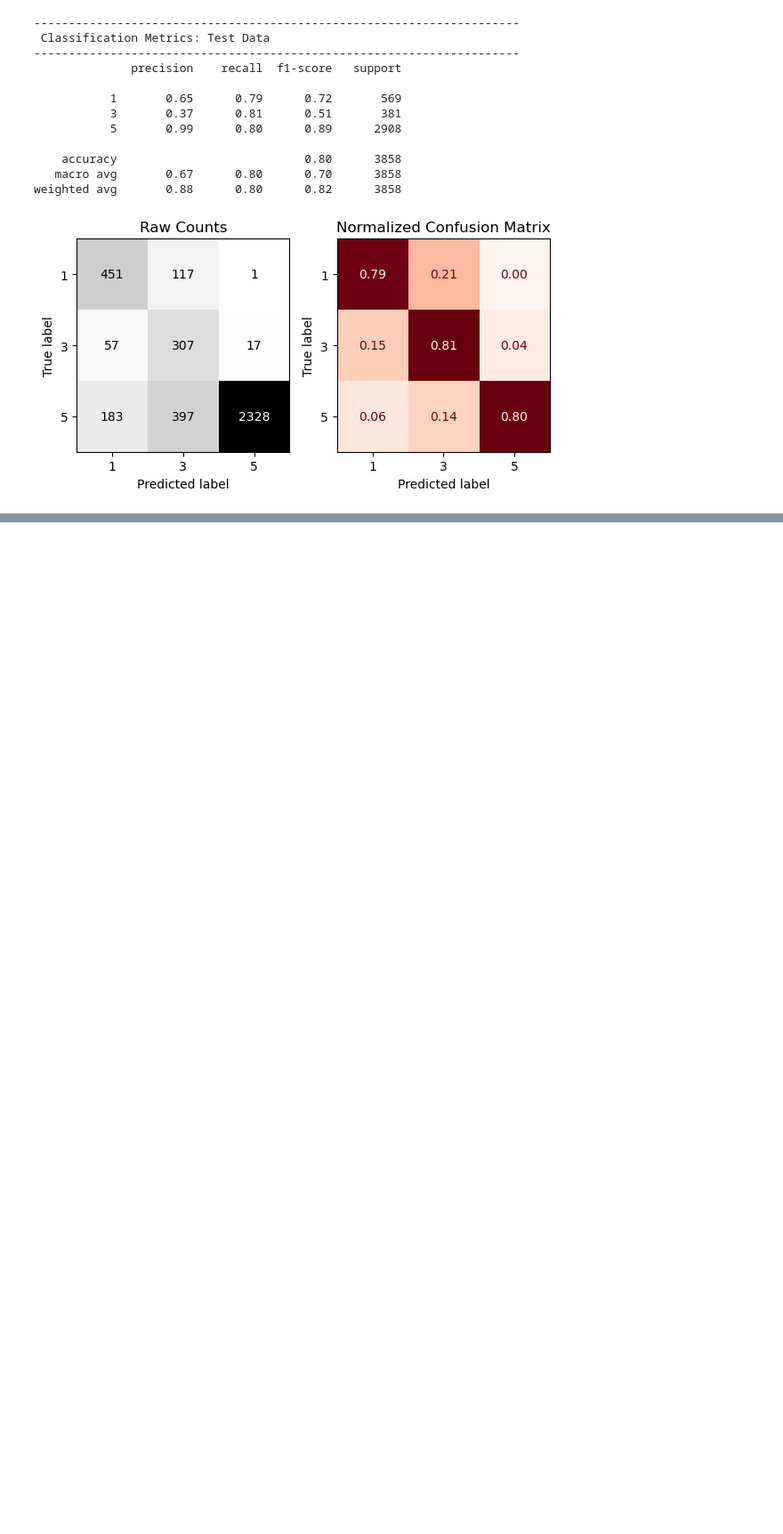
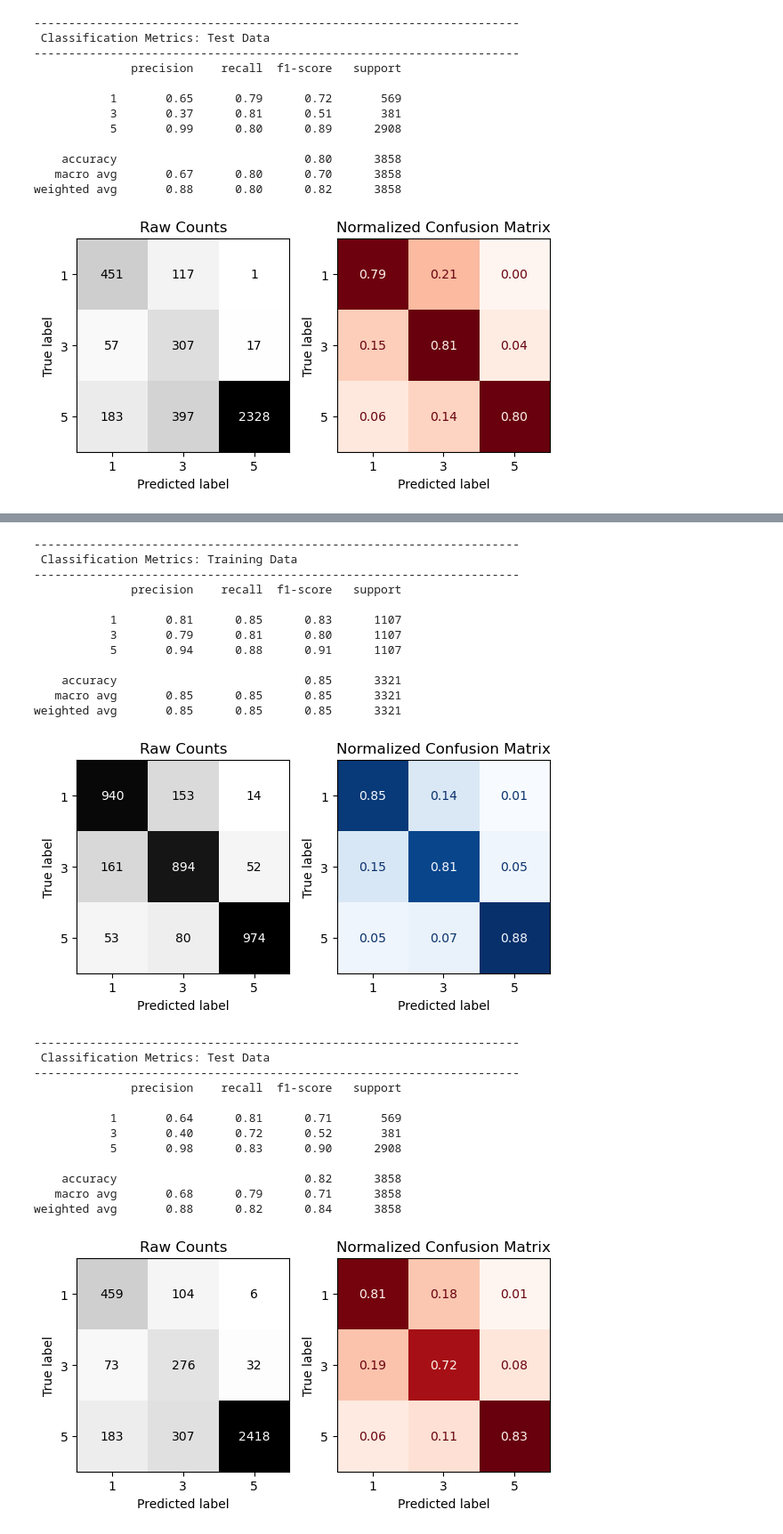
Before and after one commit to Rovidicus/Natural-Language-Processing, a Jupyter notebook: Text_Classification_w_Sklearn.ipynb, the cells around one changed output, grey strips where cells are left out. Shown at 89% size. Drawn from its saved outputs; the diff is of its cells as text; code cells hidden in the pictures; blank space fills up the shorter version.

```diff
--- a/Text_Classification_w_Sklearn.ipynb
+++ b/Text_Classification_w_Sklearn.ipynb
@@ -485,0 +556,32 @@ weighted avg       0.88      0.80      0.82      3858
+# %%
+# Define params to try for both vectorizers
+param_grid_shared = {
+    "vectorizer__max_df": [0.7, 0.8, 0.9],
+    'vectorizer__min_df': [ 2, 3, 4 ],
+    "vectorizer__max_features": [None, 1000, 2000],
+    "vectorizer__stop_words": [None,'english']
+}
+
+# Setting params for the count vectorizer
+param_grid_count = {
+    'vectorizer':[CountVectorizer()],
+    **param_grid_shared
+}
+
+
+# Setting params for tfidf vectorizer
+param_grid_tfidf = {
+    'vectorizer': [TfidfVectorizer()],
+    "vectorizer__norm": ["l1", "l2"],
+    "vectorizer__use_idf": [True, False],
+    **param_grid_shared
+}
+
+# combine into list of params
+params_combined = [param_grid_count, param_grid_tfidf]
+# %%
+%%time
+# Create grid search
+grid_search = GridSearchCV(vect_pipe, params_combined, cv=3, verbose=1, n_jobs=-1)
+# Fit the model
+grid_search.fit(X_train, y_train)
@@ -485,0 +621,33 @@ weighted avg       0.88      0.80      0.82      3858
+# %%
+# Now define the best version of the model
+best_model = grid_search.best_estimator_
+
+# Predict and Evaluate with the custom function
+evaluate_classification(best_model, X_train, y_train, X_test, y_test)
+# %% [output]
+----------------------------------------------------------------------
+ Classification Metrics: Training Data
+----------------------------------------------------------------------
+              precision    recall  f1-score   support
+
+           1       0.81      0.85      0.83      1107
+           3       0.79      0.81      0.80      1107
+           5       0.94      0.88      0.91      1107
+
+    accuracy                           0.85      3321
+   macro avg       0.85      0.85      0.85      3321
+weighted avg       0.85      0.85      0.85      3321
+[figure, added]
+----------------------------------------------------------------------
+ Classification Metrics: Test Data
+----------------------------------------------------------------------
+              precision    recall  f1-score   support
+
+           1       0.64      0.81      0.71       569
+           3       0.40      0.72      0.52       381
+           5       0.98      0.83      0.90      2908
+
+    accuracy                           0.82      3858
+   macro avg       0.68      0.79      0.71      3858
+weighted avg       0.88      0.82      0.84      3858
+[figure, added]
```
Also changed, not shown: parts of 29 cells of this notebook, 1 other file.
